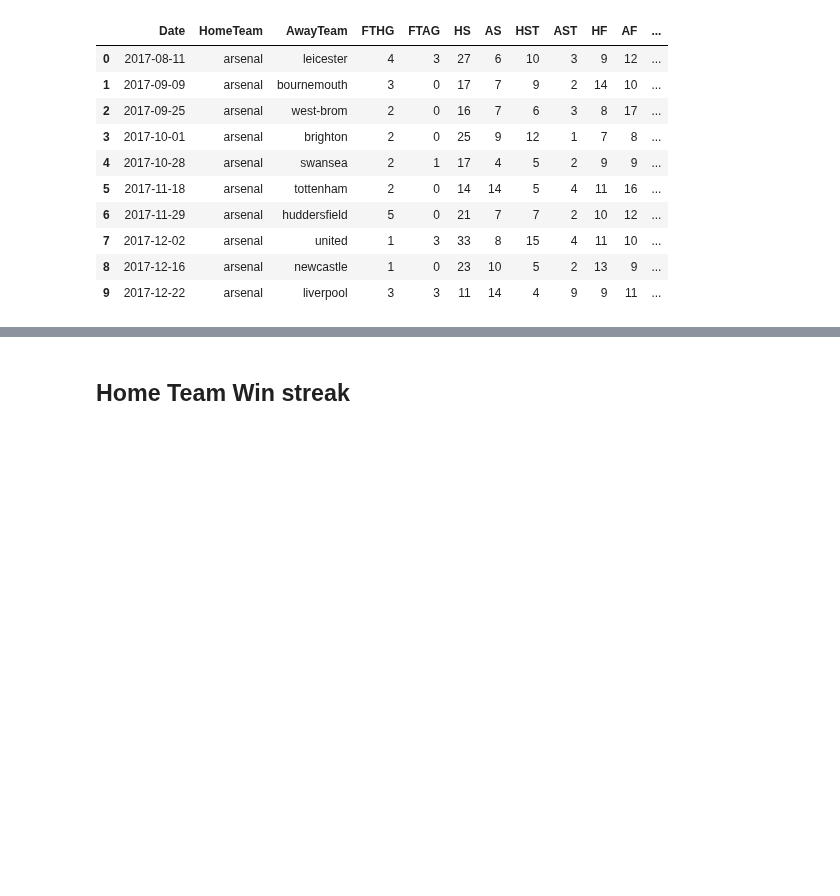
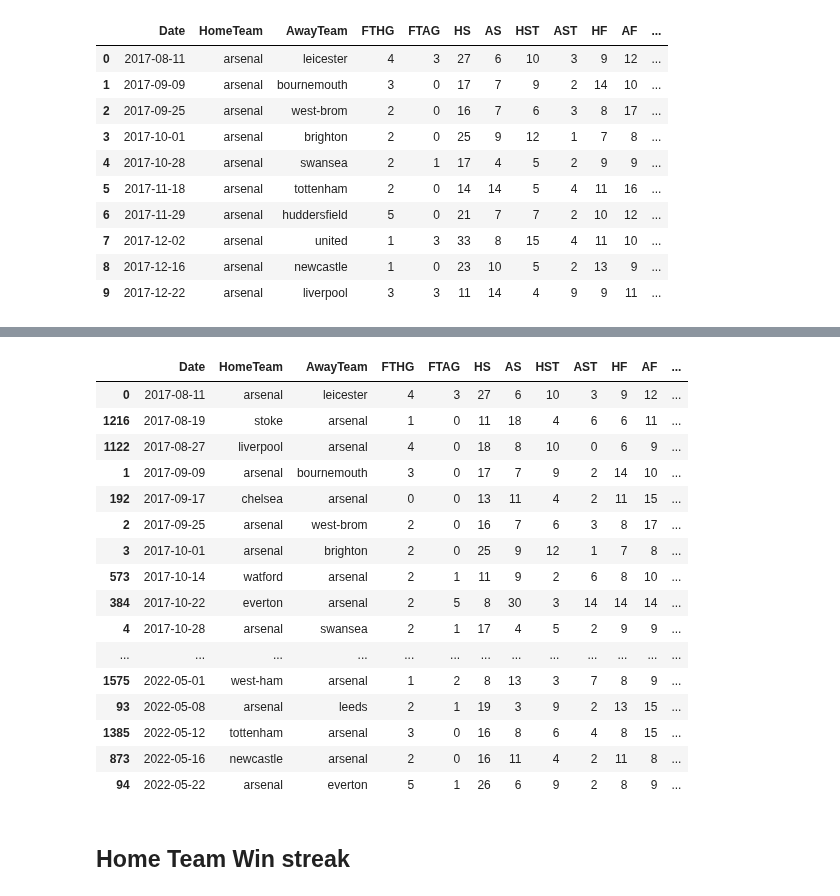
Before and after one commit to schoibs/football-match-prediction, a Jupyter notebook: 2 Feature Engineering.ipynb, the cells around one changed output, grey strips where cells are left out. Cells and saved outputs as stored; diff of their text form; code cells hidden in the pictures; blank space fills up the shorter version.

```diff
--- a/2 Feature Engineering.ipynb
+++ b/2 Feature Engineering.ipynb
@@ -218,0 +215,21 @@ df.shape
+# %%
+temp_df = pd.DataFrame()
+
+for team in df['HomeTeam'].unique():
+    team_df = df[(df['HomeTeam'] == team)]
+    team_df['Points Gained'] = team_df.apply(lambda row: getPointsGained(row), axis=1)
+
+    number_of_previous_matches = 5
+    column = 0
+
+    team_df = team_df.sort_values(by = 'Date')
+    for i in range(1, number_of_previous_matches+1):
+        column += team_df['Points Gained'].shift(i)
+
+    team_df['HAvgPts in Last 5 Home Matches'] = column / number_of_previous_matches
+    team_df.drop(columns=['Points Gained'], inplace=True)
+
+    team_df = team_df[team_df['HomeTeam'] == team]
+    temp_df = pd.concat([temp_df, team_df]).reset_index(drop=True)
+
+df = temp_df
@@ -219,2 +254,23 @@ df.shape
+# %%
+t = 'arsenal'
+df[(df['HomeTeam'] == t) | (df['AwayTeam'] == t)].sort_values(by = 'Date')
+# %% [output]
+|  | Date | HomeTeam | AwayTeam | FTHG | FTAG | HS | AS | HST | AST | HF | AF | ... |
+| 0 | 2017-08-11 | arsenal | leicester | 4 | 3 | 27 | 6 | 10 | 3 | 9 | 12 | ... |
+| 1216 | 2017-08-19 | stoke | arsenal | 1 | 0 | 11 | 18 | 4 | 6 | 6 | 11 | ... |
+| 1122 | 2017-08-27 | liverpool | arsenal | 4 | 0 | 18 | 8 | 10 | 0 | 6 | 9 | ... |
+| 1 | 2017-09-09 | arsenal | bournemouth | 3 | 0 | 17 | 7 | 9 | 2 | 14 | 10 | ... |
+| 192 | 2017-09-17 | chelsea | arsenal | 0 | 0 | 13 | 11 | 4 | 2 | 11 | 15 | ... |
+| 2 | 2017-09-25 | arsenal | west-brom | 2 | 0 | 16 | 7 | 6 | 3 | 8 | 17 | ... |
+| 3 | 2017-10-01 | arsenal | brighton | 2 | 0 | 25 | 9 | 12 | 1 | 7 | 8 | ... |
+| 573 | 2017-10-14 | watford | arsenal | 2 | 1 | 11 | 9 | 2 | 6 | 8 | 10 | ... |
+| 384 | 2017-10-22 | everton | arsenal | 2 | 5 | 8 | 30 | 3 | 14 | 14 | 14 | ... |
+| 4 | 2017-10-28 | arsenal | swansea | 2 | 1 | 17 | 4 | 5 | 2 | 9 | 9 | ... |
+| ... | ... | ... | ... | ... | ... | ... | ... | ... | ... | ... | ... | ... |
+| 1575 | 2022-05-01 | west-ham | arsenal | 1 | 2 | 8 | 13 | 3 | 7 | 8 | 9 | ... |
+| 93 | 2022-05-08 | arsenal | leeds | 2 | 1 | 19 | 3 | 9 | 2 | 13 | 15 | ... |
+| 1385 | 2022-05-12 | tottenham | arsenal | 3 | 0 | 16 | 8 | 6 | 4 | 8 | 15 | ... |
+| 873 | 2022-05-16 | newcastle | arsenal | 2 | 0 | 16 | 11 | 4 | 2 | 11 | 8 | ... |
+| 94 | 2022-05-22 | arsenal | everton | 5 | 1 | 26 | 6 | 9 | 2 | 8 | 9 | ... |
 # %% [markdown]
 ## Home Team Win streak
```
Also changed, not shown: parts of 9 cells of this notebook.
